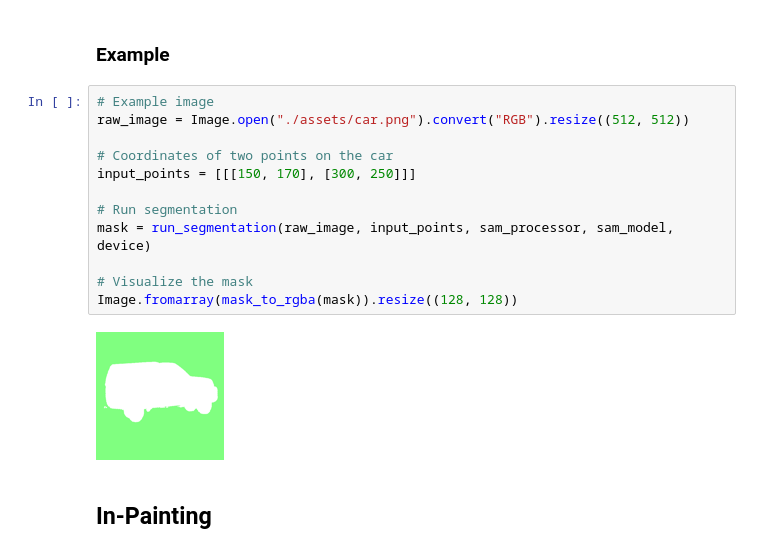
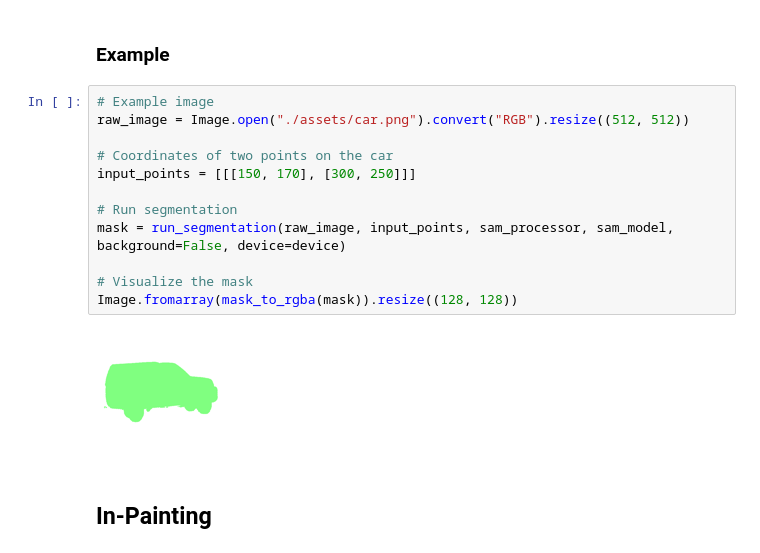
Before and after one commit to mxagar/diffusion-examples, a Jupyter notebook: inpainting_app/inpainting.ipynb, the cells around one changed output. Drawn from its saved outputs; the diff is of its cells as text.

```diff
--- a/inpainting_app/inpainting.ipynb
+++ b/inpainting_app/inpainting.ipynb
@@ -135,17 +138,17 @@ def run_segmentation(
 # %%
 # Example image
 raw_image = Image.open("./assets/car.png").convert("RGB").resize((512, 512))
 
 # Coordinates of two points on the car
 input_points = [[[150, 170], [300, 250]]]
 
 # Run segmentation
-mask = run_segmentation(raw_image, input_points, sam_processor, sam_model, device)
+mask = run_segmentation(raw_image, input_points, sam_processor, sam_model, background=False, device=device)
 
 # Visualize the mask
 Image.fromarray(mask_to_rgba(mask)).resize((128, 128))
 # %% [output]
-[figure, old version]
+[figure, new version]
 # %% [markdown]
 ## In-Painting
 # %%
```
Also changed, not shown: parts of 9 cells of this notebook.
